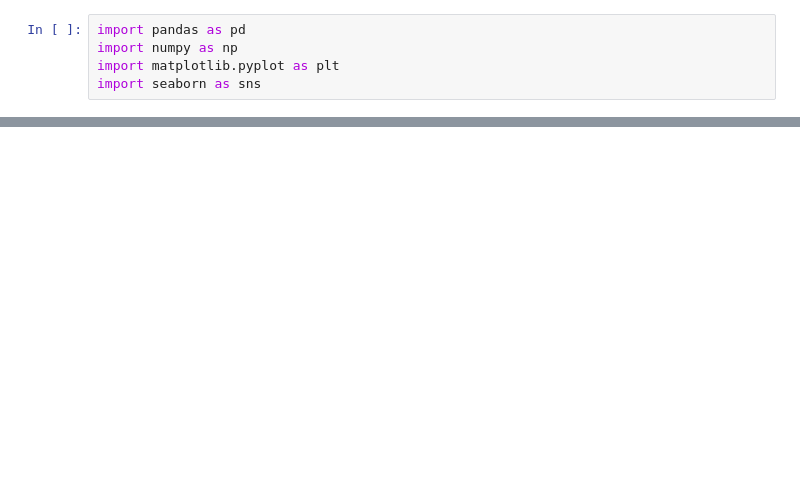
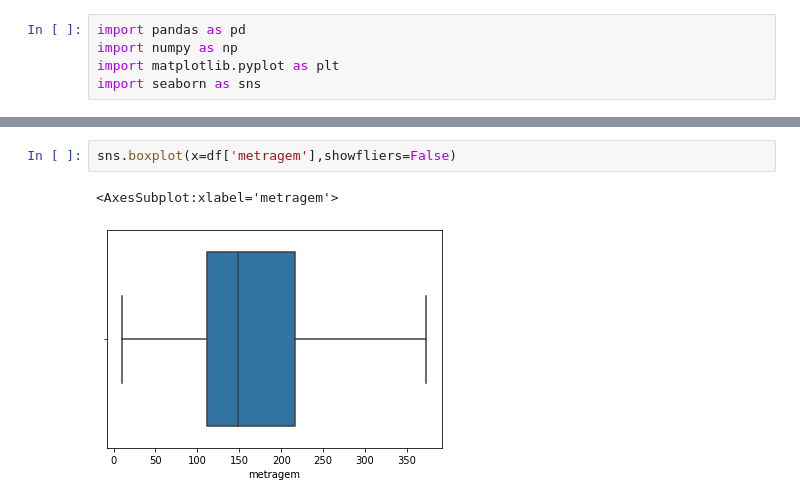
Before and after one commit to ednakatani/modelo_imoveis, a Jupyter notebook: correlations.ipynb, the cells around one changed output, grey strips where cells are left out. Saved outputs shown, nothing was run; the diff lists cells and outputs as text; blank space fills up the shorter version.

```diff
--- a/correlations.ipynb
+++ b/correlations.ipynb
@@ -15,0 +22,5 @@ plt.show()
+# %%
+sns.boxplot(x=df['metragem'],showfliers=False)
+# %% [output]
+<AxesSubplot:xlabel='metragem'>
+[figure, added]
```
Also changed, not shown: parts of 6 cells of this notebook.
